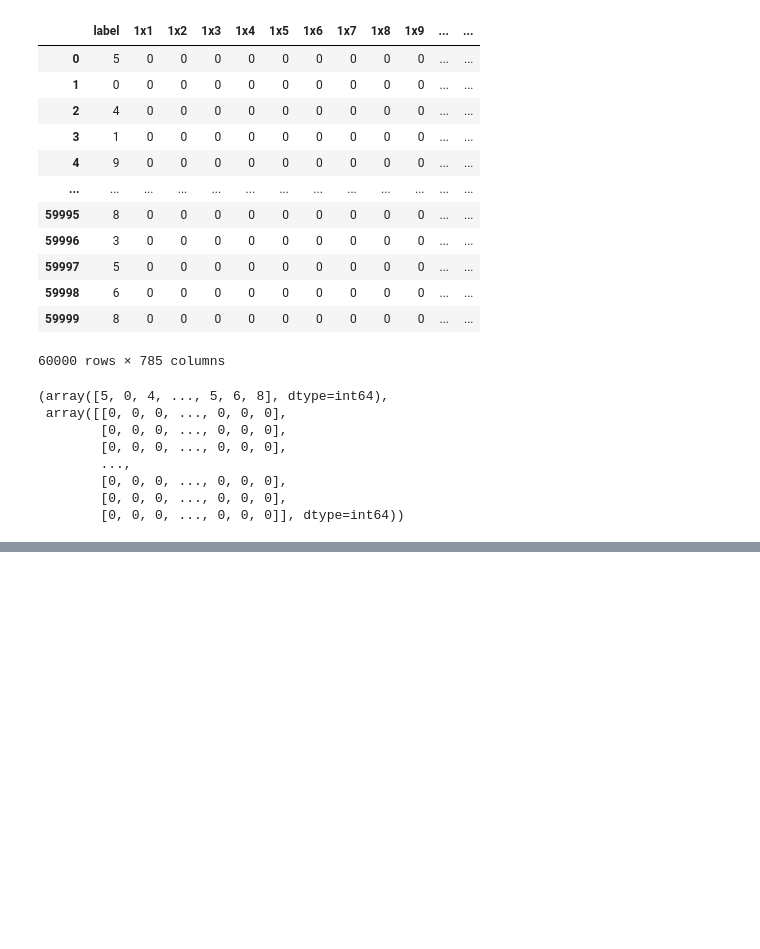
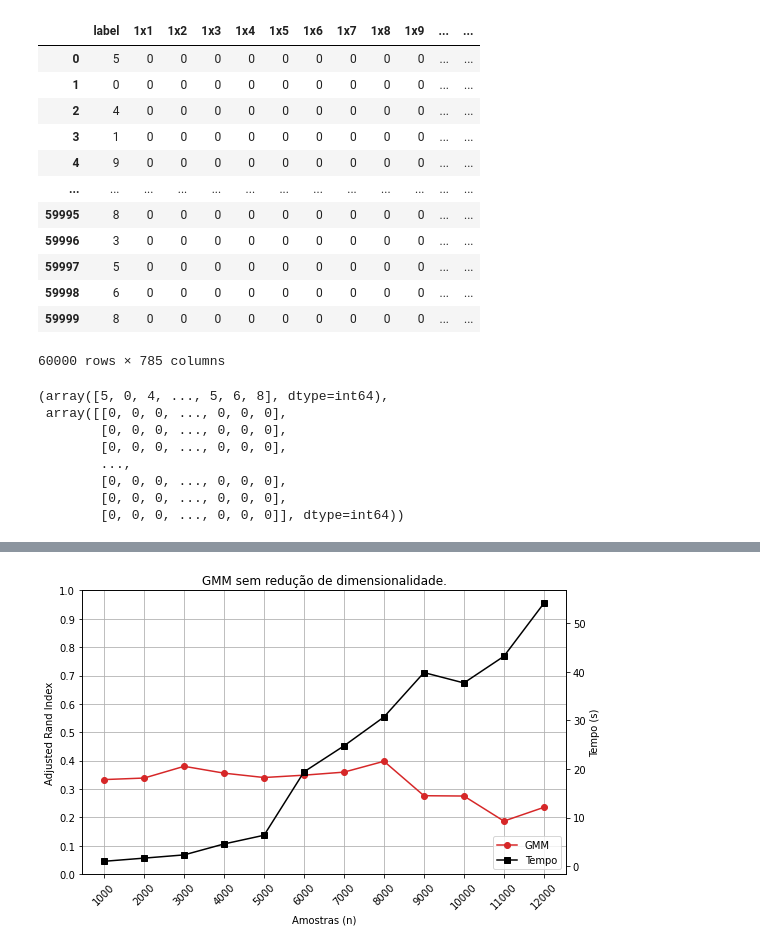
Before and after one commit to MarcoGrivol/Manifold-Learning, a Jupyter notebook: GMM.ipynb, the cells around one changed output, grey strips where cells are left out. Drawn from its saved outputs; the diff is of its cells as text; code cells hidden in the pictures; blank space fills up the shorter version.

```diff
--- a/GMM.ipynb
+++ b/GMM.ipynb
@@ -98,0 +96,27 @@ plt.show()
+# %%
+fig, ax1 = plt.subplots(figsize=(8,5))
+plt.xticks(amostras, rotation=45, ha='center')
+
+color = 'tab:red'
+ax1.set_xlabel('Amostras (n)')
+ax1.set_ylabel('Adjusted Rand Index')
+ax1.plot(amostras, ari_results, color=color, marker='o', label='GMM')
+ax1.tick_params(axis='y')
+ax1.set_yticks(np.arange(0, 1.1, 0.1))
+ax1.grid()
+
+ax2 = ax1.twinx()
+color = '#000000'
+ax2.set_ylabel('Tempo (s)')
+ax2.plot(amostras, time_results, color=color, marker='s', label='Tempo')
+ax2.tick_params(axis='y', labelcolor=color)
+
+lines, labels = ax1.get_legend_handles_labels()
+lines2, labels2 = ax2.get_legend_handles_labels()
+ax2.legend(lines + lines2, labels + labels2, loc=4)
+
+fig.tight_layout()
+plt.title('GMM sem redução de dimensionalidade.')
+plt.show()
+# %% [output]
+[figure, added]
```
Also changed, not shown: parts of 6 cells of this notebook, 11 other files.
